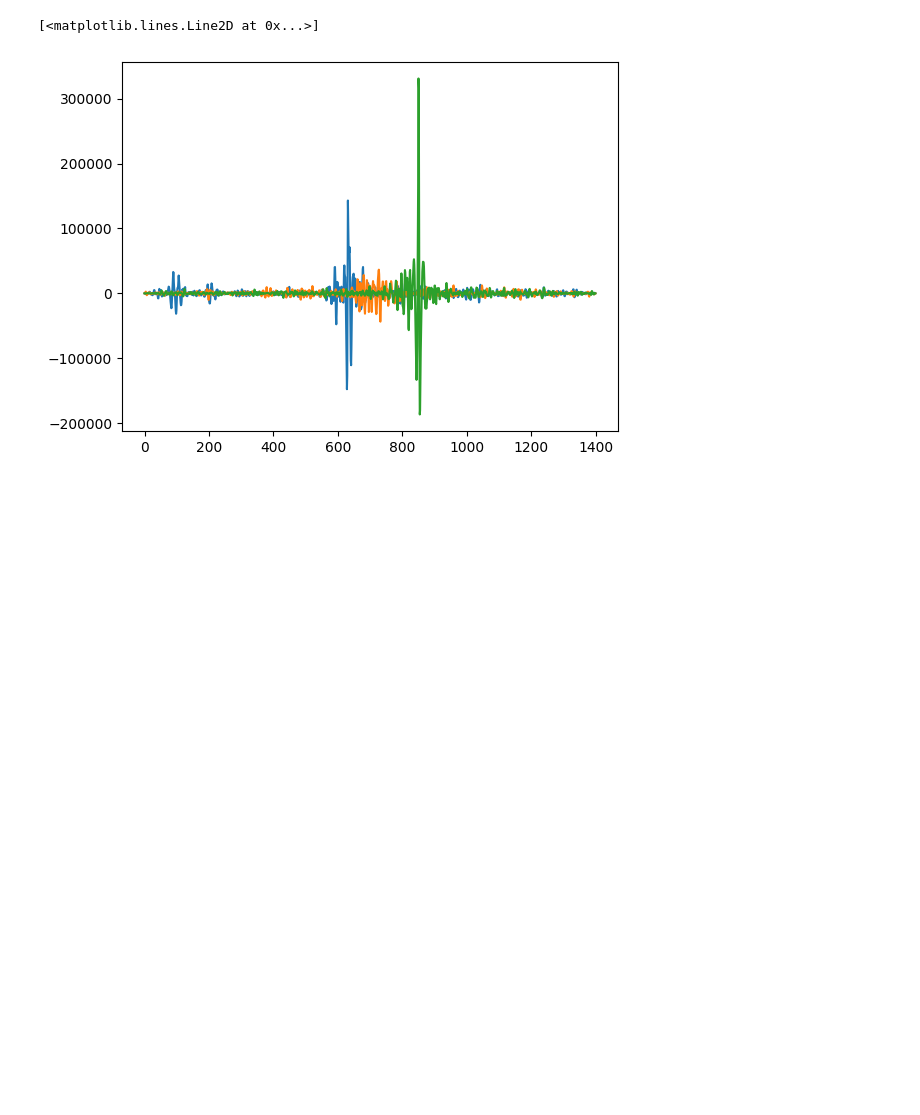
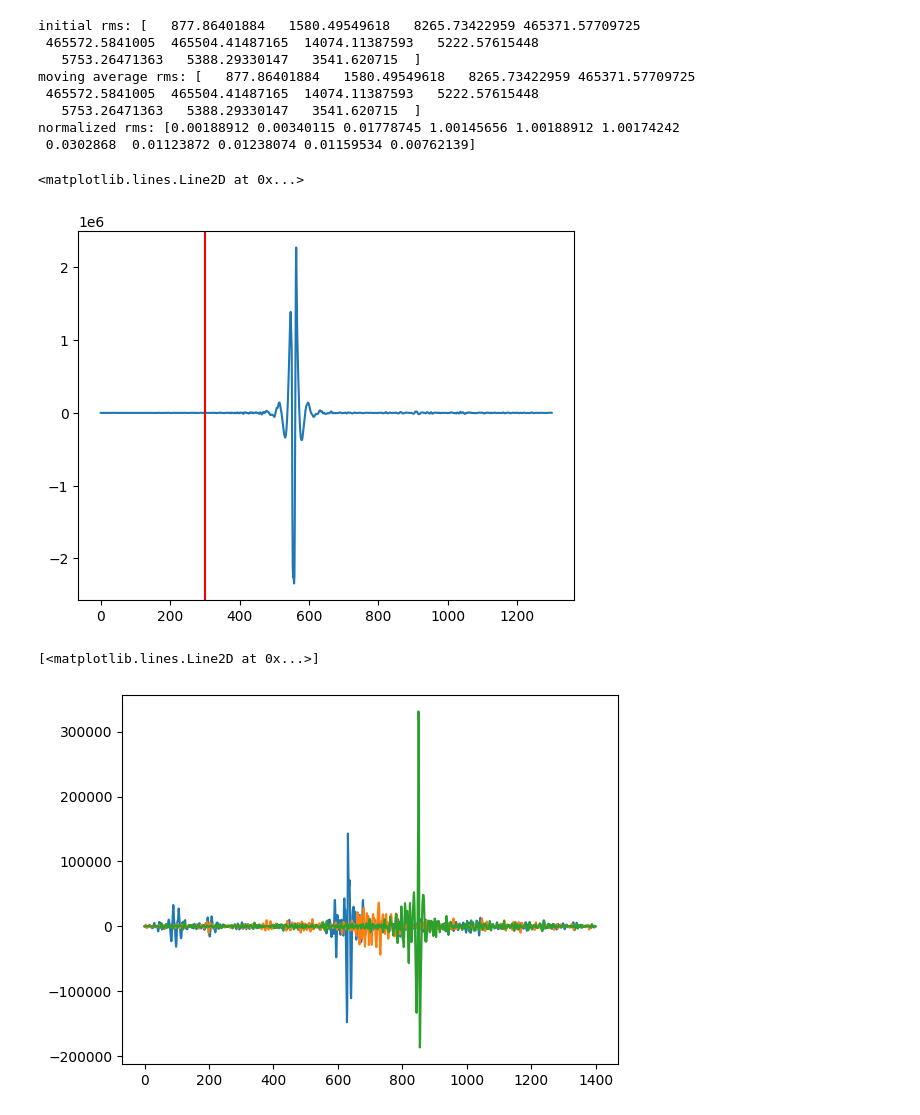
Before and after one commit to AlexisWu-01/EMG-rock-paper-scissor, a Jupyter notebook: onset_detection.ipynb, the cells around one changed output. Cells and saved outputs as stored; diff of their text form; code cells hidden in the pictures; blank space fills up the shorter version.

Commit message:
keeping moving average rms for onset

```diff
--- a/onset_detection.ipynb
+++ b/onset_detection.ipynb
@@ -32,0 +16,6 @@ labels
+# %%
+def get_rms(data, frame_length, step):
+    rms = []
+    for i in range(0, len(data)-frame_length+1, step):
+        rms.append(np.sqrt(np.mean(data[i:i+frame_length]**2)))
+    return np.array(rms).squeeze()
@@ -32,0 +51,19 @@ labels
+# %%
+def moving_average(rms):
+    w = 1
+    return np.convolve(rms, np.ones(w), 'valid') / w
+# %%
+def normalize(rms):
+    #min max scaler
+    return np.array([n/(max(rms)-min(rms)) for n in rms])
+# %%
+def get_onset(signal, frame_size, step, threshold=0.4):
+    rms = get_rms(signal, frame_size, step)
+    print(f"initial rms: {rms}")
+    rms = moving_average(rms)
+    print(f"moving average rms: {rms}")
+    rms = normalize(rms)
+    print(f"normalized rms: {rms}")
+    index = np.where(rms >threshold)[0][0]
+    onset = index * step
+    return onset
@@ -33,3 +75,19 @@ labels
+# %%
+signal = all_data[9, 0, :]
+onset = get_onset(signal, 300, 100)
+plt.plot(signal)
+plt.axvline(x=onset, color='r', linestyle='-')
+# %% [output]
+initial rms: [   877.86401884   1580.49549618   8265.73422959 465371.57709725
+ 465572.5841005  465504.41487165  14074.11387593   5222.57615448
+   5753.26471363   5388.29330147   3541.620715  ]
+moving average rms: [   877.86401884   1580.49549618   8265.73422959 465371.57709725
+ 465572.5841005  465504.41487165  14074.11387593   5222.57615448
+   5753.26471363   5388.29330147   3541.620715  ]
+normalized rms: [0.00188912 0.00340115 0.01778745 1.00145656 1.00188912 1.00174242
+ 0.0302868  0.01123872 0.01238074 0.01159534 0.00762139]
+<matplotlib.lines.Line2D at 0x...>
+[figure, added]
 # %%
 plt.plot(all_data[0][0])
 plt.plot(all_data[1][0])
```
Also changed, not shown: parts of 12 cells of this notebook.
